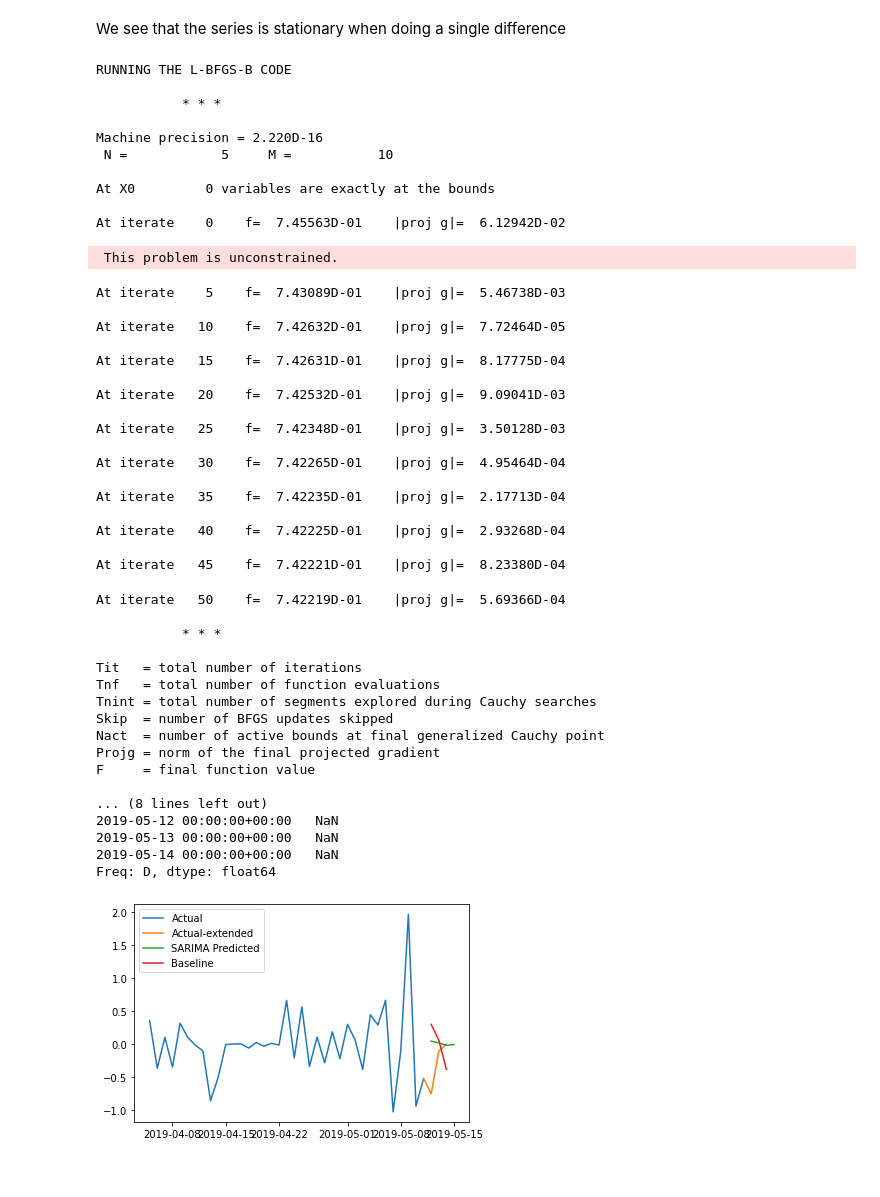
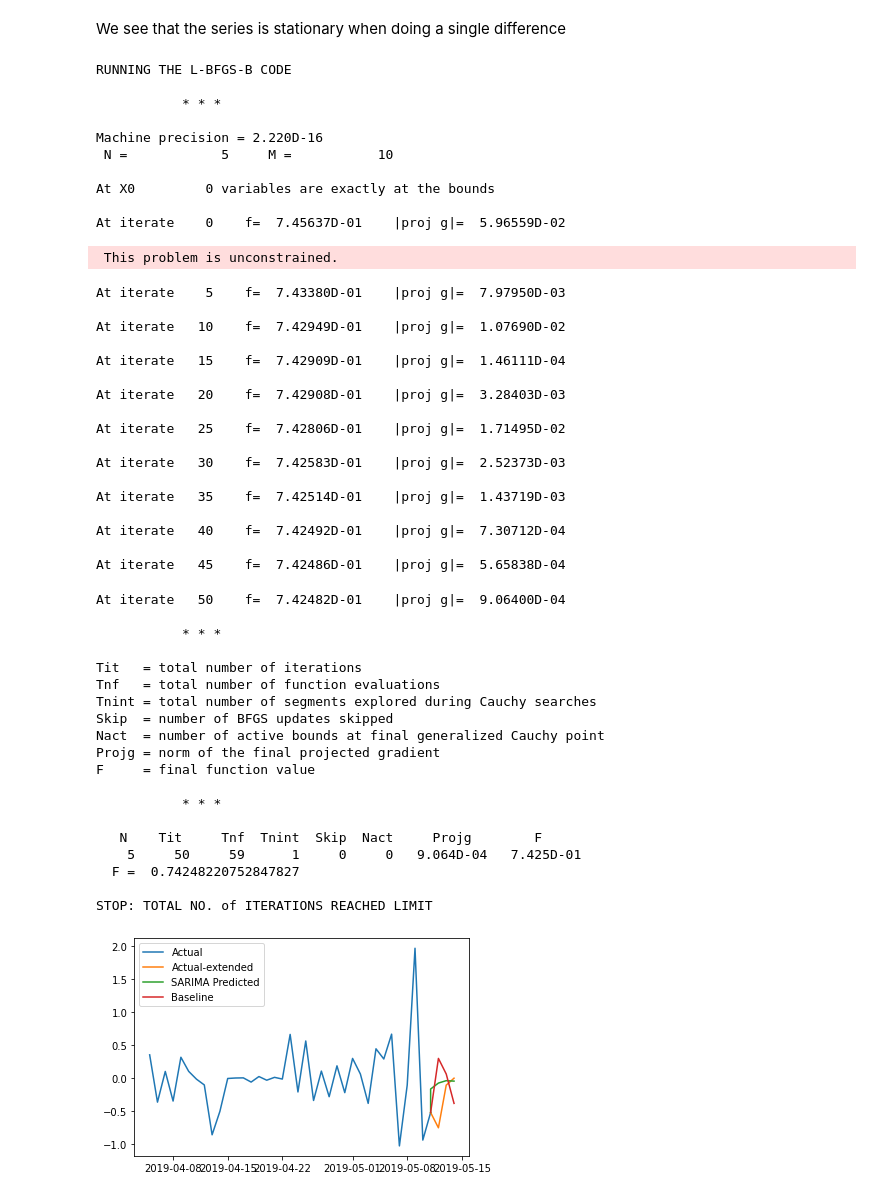
Before and after one commit to 4ug-aug/Otovo-OptimalControl, a Jupyter notebook: models.ipynb, the cells around one changed output. Drawn from its saved outputs; the diff is of its cells as text; code cells hidden in the pictures.

Commit message:
Refact: Fixed prediction visualisation to be connected with the actual graph

```diff
--- a/models.ipynb
+++ b/models.ipynb
@@ -275,7 +274,7 @@ MA = 1
 ARIMA_order = (AR, I, MA)
 SEASONAL_order = (1, 0, 1, 4*30)
 
-sarima_model = SARIMAX(train_series[:-units_to_forecast+1], order=ARIMA_order, seasonal_order=SEASONAL_order)
+sarima_model = SARIMAX(train_series[:-units_to_forecast], order=ARIMA_order, seasonal_order=SEASONAL_order)
 sarima_model_fit = sarima_model.fit()
 sarima_forecast = sarima_model_fit.forecast(steps=units_to_forecast)
 
@@ -287,7 +286,9 @@ actual2 = train_series[-units_to_forecast:]
 baseline_forecast = baseline_model(train_series, units_to_forecast, unit = "days")
 
 # Add the last value of the actual series to the first value of the forecast and baseline
-# sarima_forecast = pd.concat([actual.iloc[-1], sarima_forecast])
+sarima_forecast = pd.concat([pd.Series(actual.iloc[-1].values[0], index = [actual.index[-1]]), sarima_forecast])
+baseline_forecast = pd.concat([pd.Series(actual.iloc[-1].values[0], index = [actual.index[-1]]), baseline_forecast])
+
 
 # plot the error between the actual and predicted values
 plt.plot(actual, label="Actual")
@@ -299,47 +300,49 @@ plt.show()
 # %% [output]
 RUNNING THE L-BFGS-B CODE
 
            * * *
 
 Machine precision = 2.220D-16
  N =            5     M =           10
 
 At X0         0 variables are exactly at the bounds
 
-At iterate    0    f=  7.45563D-01    |proj g|=  6.12942D-02
+At iterate    0    f=  7.45637D-01    |proj g|=  5.96559D-02
  This problem is unconstrained.
-At iterate    5    f=  7.43089D-01    |proj g|=  5.46738D-03
+At iterate    5    f=  7.43380D-01    |proj g|=  7.97950D-03
 
-At iterate   10    f=  7.42632D-01    |proj g|=  7.72464D-05
+At iterate   10    f=  7.42949D-01    |proj g|=  1.07690D-02
 
-At iterate   15    f=  7.42631D-01    |proj g|=  8.17775D-04
+At iterate   15    f=  7.42909D-01    |proj g|=  1.46111D-04
 
-At iterate   20    f=  7.42532D-01    |proj g|=  9.09041D-03
+At iterate   20    f=  7.42908D-01    |proj g|=  3.28403D-03
 
-At iterate   25    f=  7.42348D-01    |proj g|=  3.50128D-03
+At iterate   25    f=  7.42806D-01    |proj g|=  1.71495D-02
 
-At iterate   30    f=  7.42265D-01    |proj g|=  4.95464D-04
+At iterate   30    f=  7.42583D-01    |proj g|=  2.52373D-03
 
-At iterate   35    f=  7.42235D-01    |proj g|=  2.17713D-04
+At iterate   35    f=  7.42514D-01    |proj g|=  1.43719D-03
 
-At iterate   40    f=  7.42225D-01    |proj g|=  2.93268D-04
+At iterate   40    f=  7.42492D-01    |proj g|=  7.30712D-04
 
-At iterate   45    f=  7.42221D-01    |proj g|=  8.23380D-04
+At iterate   45    f=  7.42486D-01    |proj g|=  5.65838D-04
-At iterate   50    f=  7.42219D-01    |proj g|=  5.69366D-04
+At iterate   50    f=  7.42482D-01    |proj g|=  9.06400D-04
 
            * * *
 
 Tit   = total number of iterations
 Tnf   = total number of function evaluations
 Tnint = total number of segments explored during Cauchy searches
 Skip  = number of BFGS updates skipped
 Nact  = number of active bounds at final generalized Cauchy point
 Projg = norm of the final projected gradient
 F     = final function value
 
-... (8 lines left out)
-2019-05-12 00:00:00+00:00   NaN
-2019-05-13 00:00:00+00:00   NaN
-2019-05-14 00:00:00+00:00   NaN
-Freq: D, dtype: float64
+           * * *
+
+   N    Tit     Tnf  Tnint  Skip  Nact     Projg        F
+    5     50     59      1     0     0   9.064D-04   7.425D-01
+  F =  0.74248220752847827
+
+STOP: TOTAL NO. of ITERATIONS REACHED LIMIT
-[figure, old version]
+[figure, new version]
```
Also changed, not shown: parts of 1 cell of this notebook.
